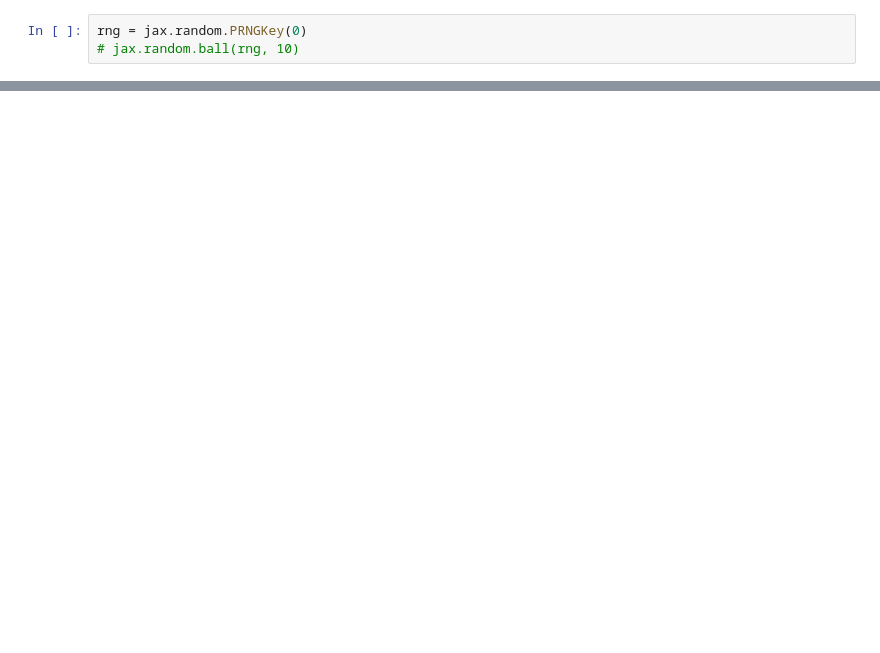
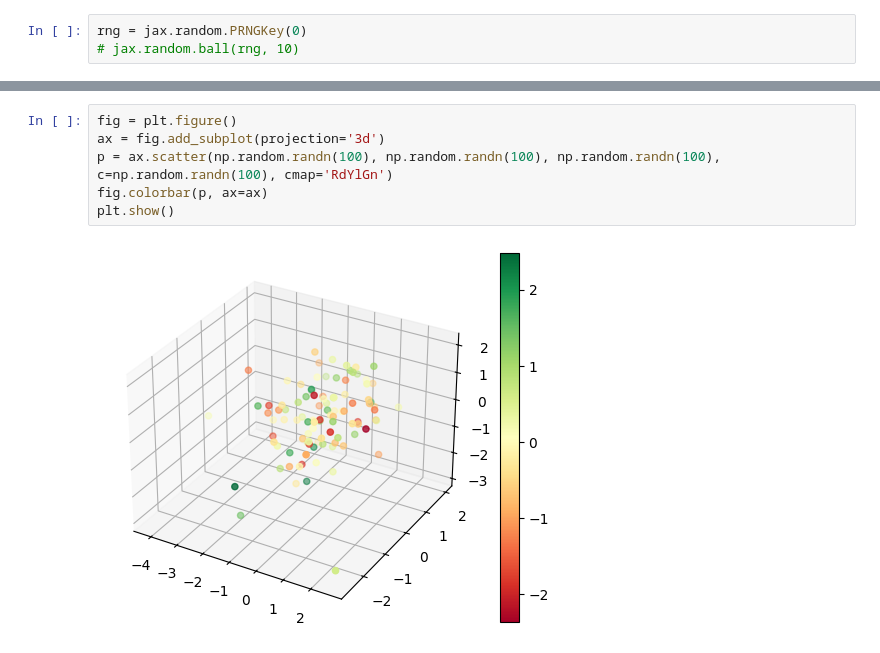
Before and after one commit to akarshkumar0101/synthetic-mdps, a Jupyter notebook: src/viz_env_figures.ipynb, the cells around one changed output, grey strips where cells are left out. Cells and saved outputs as stored; diff of their text form; blank space fills up the shorter version.

```diff
--- a/src/viz_env_figures.ipynb
+++ b/src/viz_env_figures.ipynb
@@ -36,0 +296,8 @@ rng = jax.random.PRNGKey(0)
+# %%
+fig = plt.figure()
+ax = fig.add_subplot(projection='3d')
+p = ax.scatter(np.random.randn(100), np.random.randn(100), np.random.randn(100), c=np.random.randn(100), cmap='RdYlGn')
+fig.colorbar(p, ax=ax)
+plt.show()
+# %% [output]
+[figure, added]
```
Also changed, not shown: parts of 17 cells of this notebook, 7 other files.
